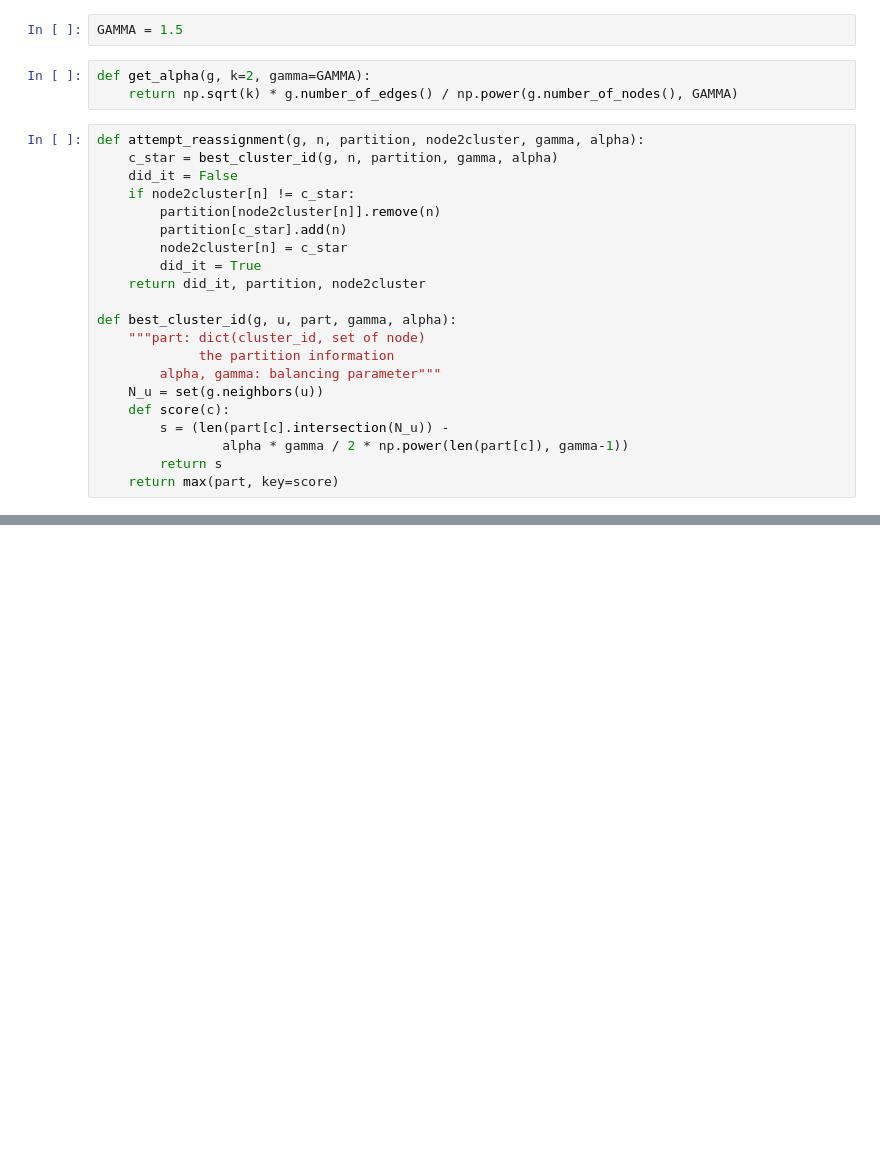
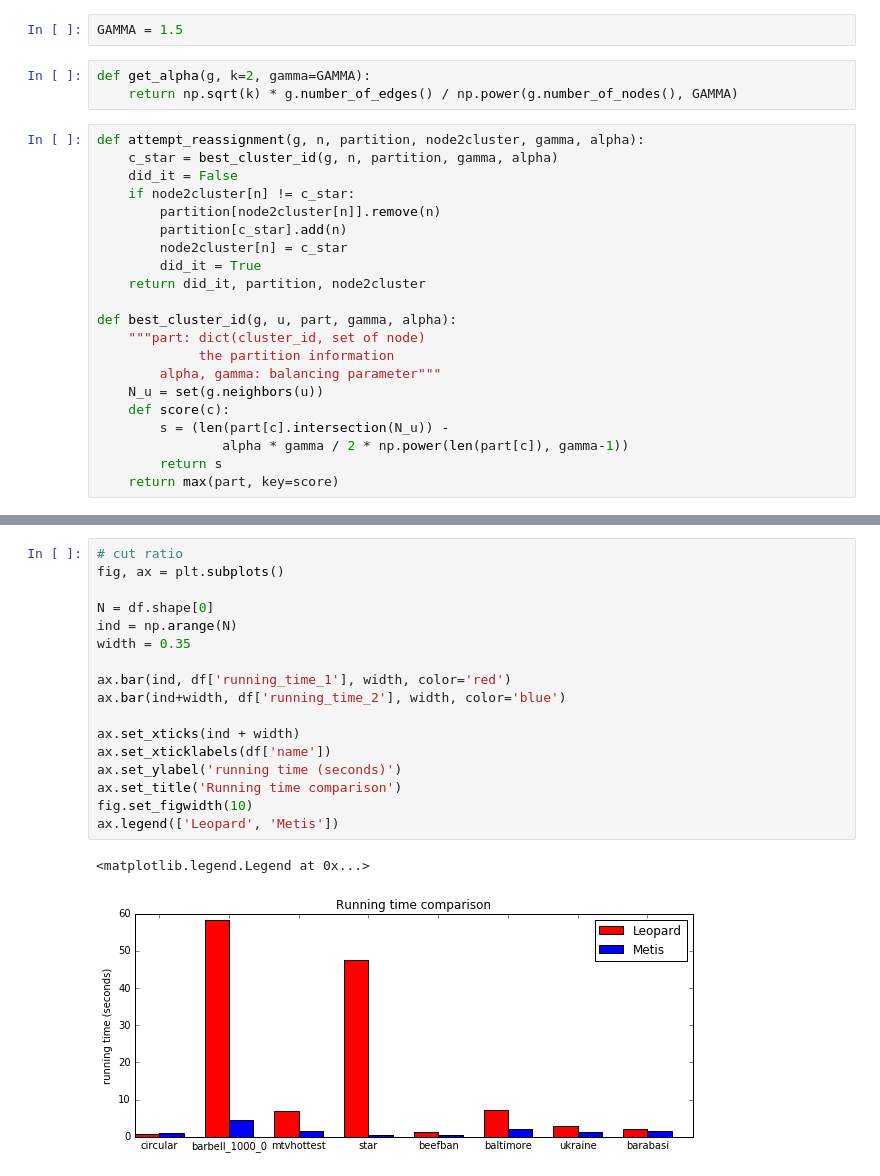
Before and after one commit to xiaohan2012/controversy_detection, a Jupyter notebook: dynamic_graph_partitioning.ipynb, the cells around one changed output, grey strips where cells are left out. Cells and saved outputs as stored; diff of their text form; blank space fills up the shorter version.

```diff
--- a/dynamic_graph_partitioning.ipynb
+++ b/dynamic_graph_partitioning.ipynb
@@ -217,0 +262,20 @@ rows
+# %%
+# cut ratio
+fig, ax = plt.subplots()
+
+N = df.shape[0]
+ind = np.arange(N)
+width = 0.35
+
+ax.bar(ind, df['running_time_1'], width, color='red')
+ax.bar(ind+width, df['running_time_2'], width, color='blue')
+
+ax.set_xticks(ind + width)
+ax.set_xticklabels(df['name'])
+ax.set_ylabel('running time (seconds)')
+ax.set_title('Running time comparison')
+fig.set_figwidth(10)
+ax.legend(['Leopard', 'Metis'])
+# %% [output]
+<matplotlib.legend.Legend at 0x...>
+[figure, added]
```
Also changed, not shown: parts of 14 cells of this notebook.
